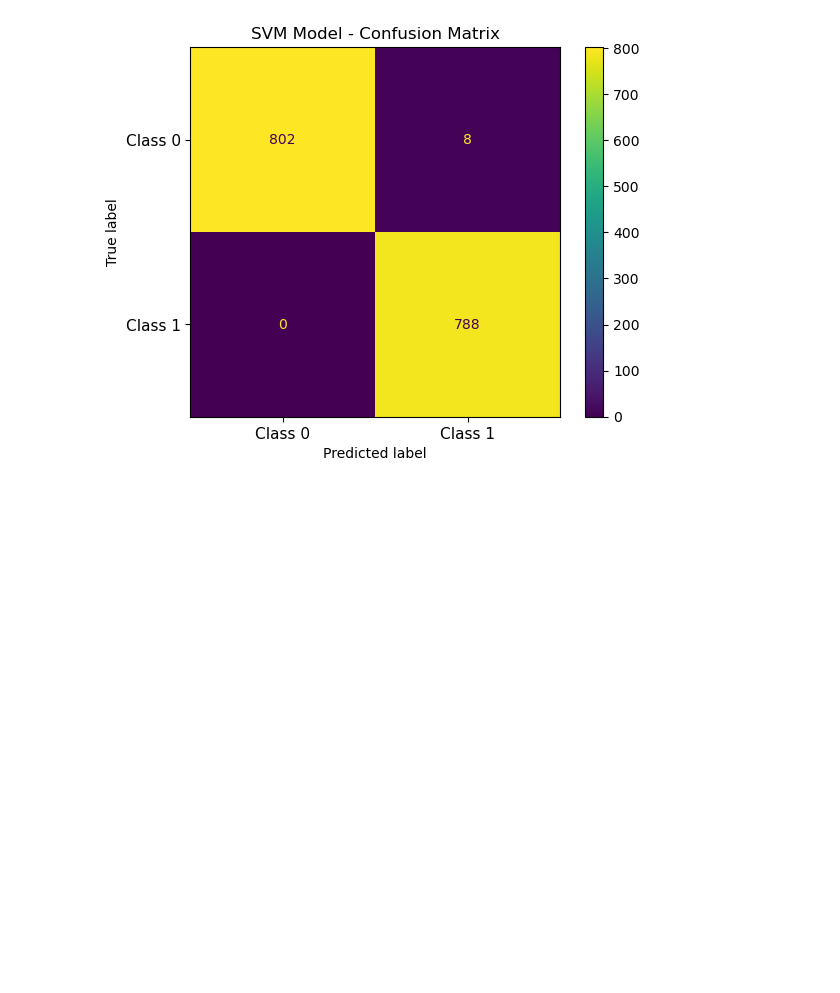
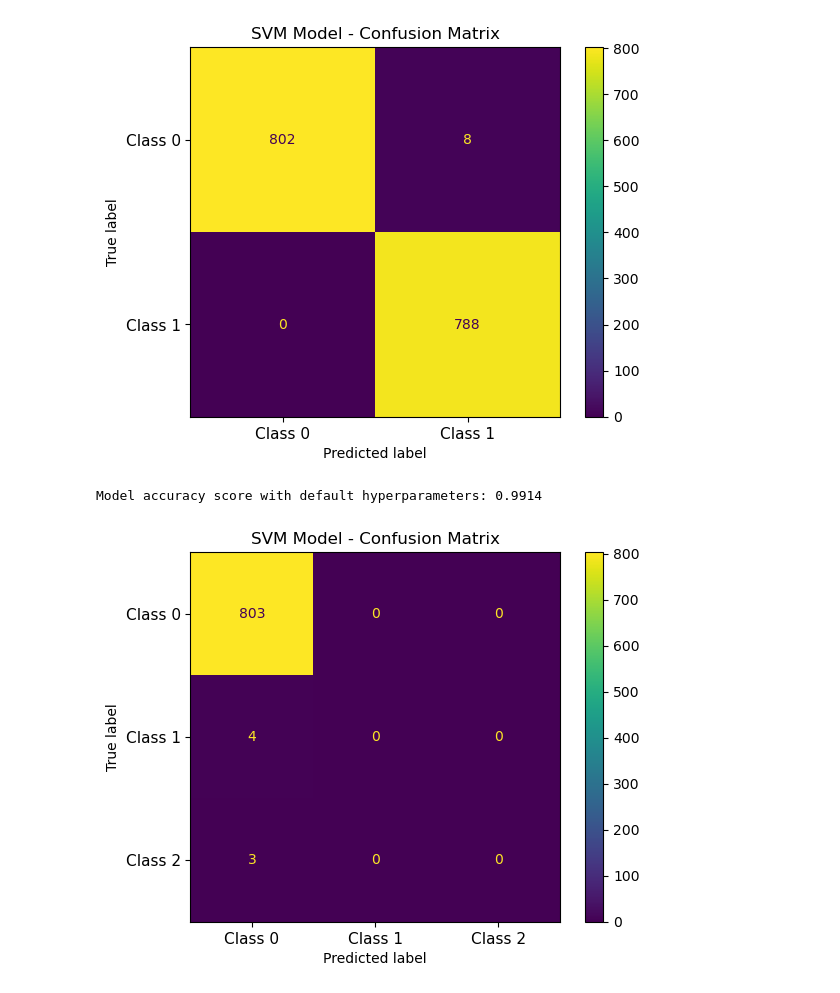
Before and after one commit to noahpsutka/Machine-Learning, a Jupyter notebook: Project.ipynb, the cells around one changed output. Saved outputs shown, nothing was run; the diff lists cells and outputs as text; code cells hidden in the pictures; blank space fills up the shorter version.

```diff
--- a/Project.ipynb
+++ b/Project.ipynb
@@ -479,3 +479,29 @@ plt.show()
 # %% [output]
 Model accuracy score with default hyperparameters: 0.9950
 [figure]
+# %%
+y4 = df['P_HABITABLE']
+x4=df_top25.drop(['P_HABITABLE'],axis=1).copy()
+
+x4train, x4test, y4train, y4test =  train_test_split(x4, y4, test_size = 0.2, random_state=42)
+
+svc2=SVC()
+
+# fit classifier to training set
+svc2.fit(x4train,y4train)
+
+# make predictions on test set
+y_pred=svc2.predict(x4test)
+
+
+# compute and print accuracy score
+print('Model accuracy score with default hyperparameters: {0:0.4f}'. format(accuracy_score(y4test, y_pred)))
+
+cm4 = ConfusionMatrixDisplay.from_estimator(svc2, x4test, y4test)
+plt.title("SVM Model - Confusion Matrix")
+plt.xticks(range(3), ["Class 0","Class 1","Class 2"], fontsize=11)
+plt.yticks(range(3), ["Class 0","Class 1","Class 2"], fontsize=11)
+plt.show()
+# %% [output]
+Model accuracy score with default hyperparameters: 0.9914
+[figure, added]
```
Also changed, not shown: parts of 3 cells of this notebook.
